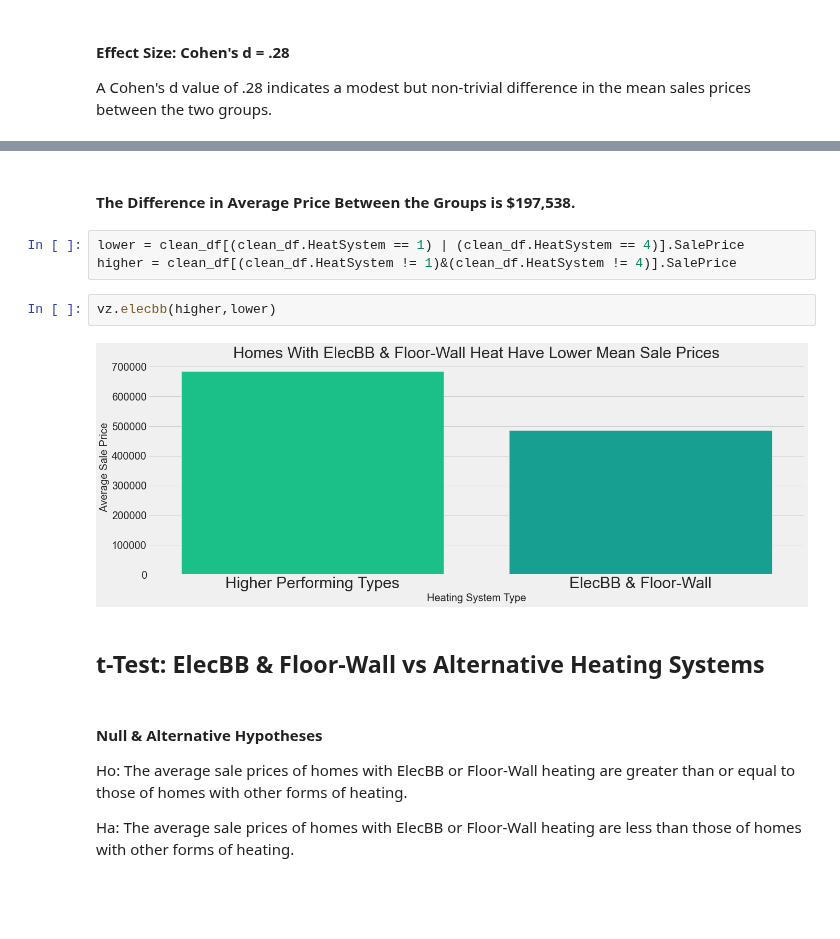
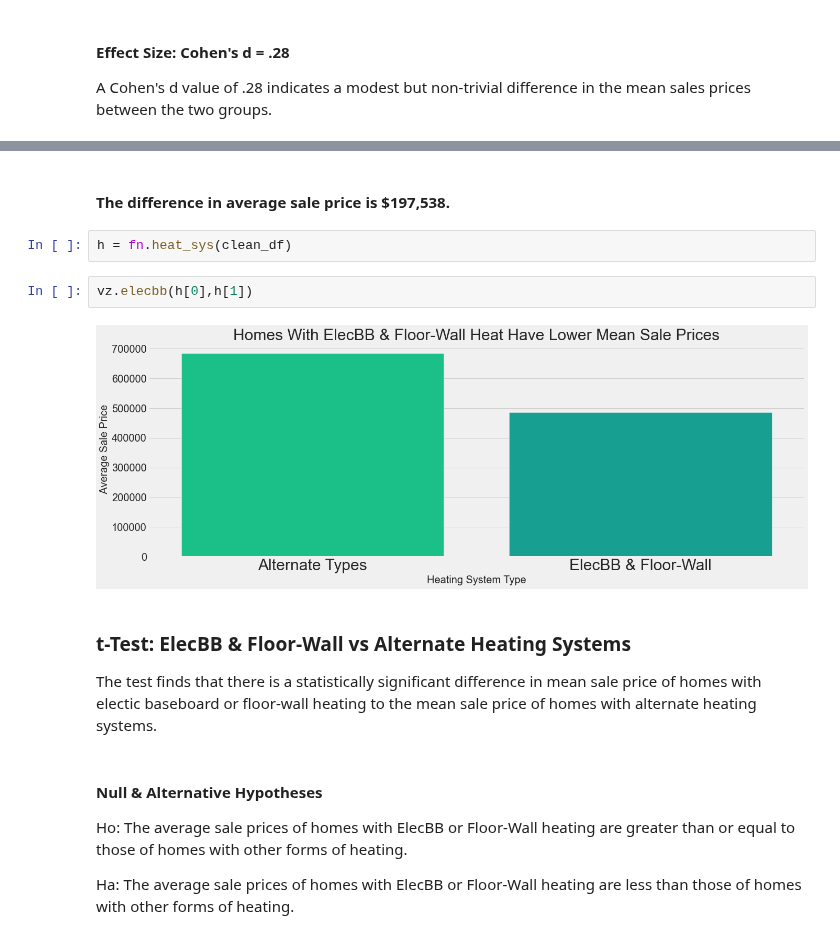
Before and after one commit to jeffreyhwatson/King_Co_Price_Analysis, a Jupyter notebook: notebooks/report/Report.ipynb, the cells around one changed output, grey strips where cells are left out. Drawn from its saved outputs; the diff is of its cells as text; blank space fills up the shorter version.

```diff
--- a/notebooks/report/Report.ipynb
+++ b/notebooks/report/Report.ipynb
@@ -345,14 +370,14 @@ A Cohen's d value of .28 indicates a modest but non-trivial difference in the me
 # %% [markdown]
-#### The Difference in Average Price Between the Groups is \$197,538.
+#### The difference in average sale price is \$197,538.
-# %%
-lower = clean_df[(clean_df.HeatSystem == 1) | (clean_df.HeatSystem == 4)].SalePrice
-higher = clean_df[(clean_df.HeatSystem != 1)&(clean_df.HeatSystem != 4)].SalePrice
-# %%
-vz.elecbb(higher,lower)
-# %% [output]
-[figure, removed]
-# %% [markdown]
-## t-Test: ElecBB & Floor-Wall vs Alternative Heating Systems
+# %%
+h = fn.heat_sys(clean_df)
+# %%
+vz.elecbb(h[0],h[1])
+# %% [output]
+[figure, added]
+# %% [markdown]
+### t-Test: ElecBB & Floor-Wall vs Alternate Heating Systems
+The test finds that there is a statistically significant difference in mean sale price of homes with electic baseboard or floor-wall heating to the mean sale price of homes with alternate heating systems.
 # %% [markdown]
 #### Null & Alternative Hypotheses
 Ho: The average sale prices of homes with ElecBB or Floor-Wall heating are greater than or equal to those of homes with other forms of heating.
```
Also changed, not shown: parts of 56 cells of this notebook, 4 other files.
